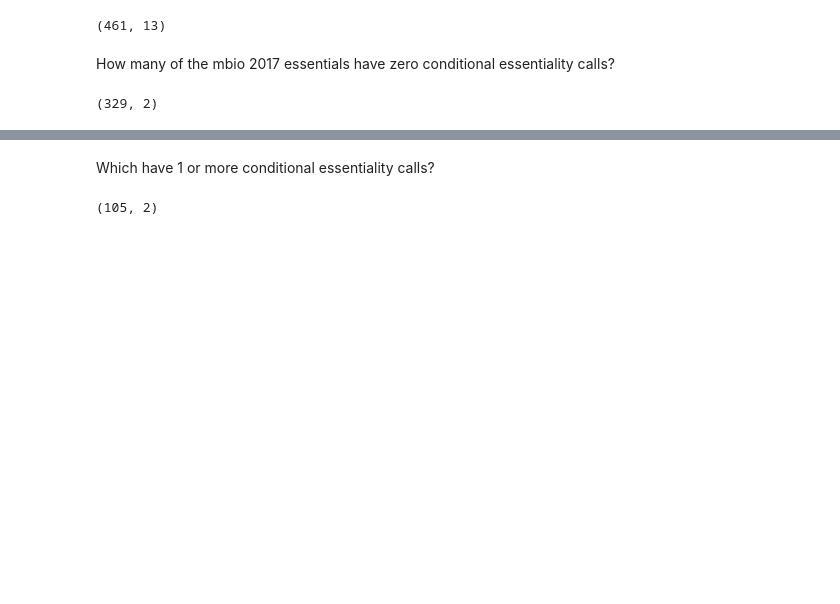
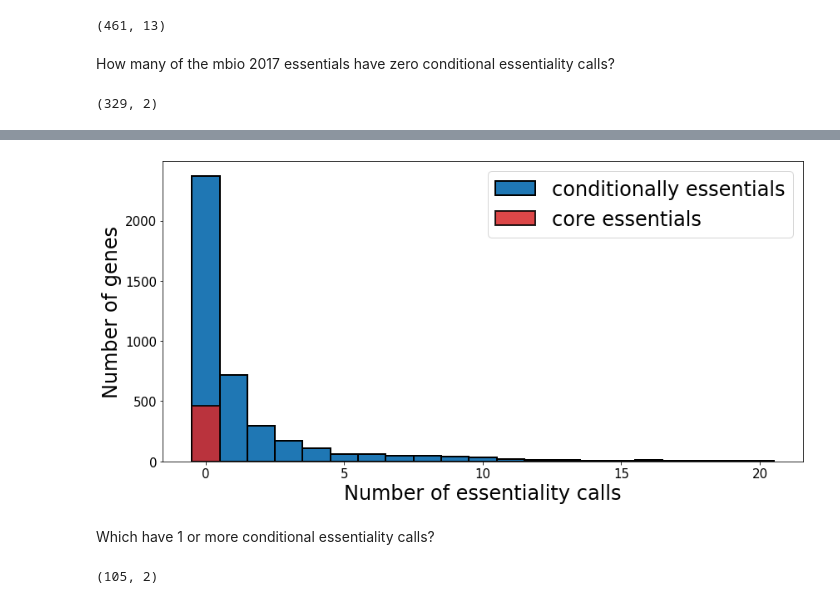
Before and after one commit to ajinich/mtb_tn_db, a Jupyter notebook: code/visualizations/Tn_library_stats.ipynb, the cells around one changed output, grey strips where cells are left out. Drawn from its saved outputs; the diff is of its cells as text; code cells hidden in the pictures; blank space fills up the shorter version.

```diff
--- a/code/visualizations/Tn_library_stats.ipynb
+++ b/code/visualizations/Tn_library_stats.ipynb
@@ -143,3 +134,19 @@ df_tn_mbio[df_tn_mbio.sum_all==0].shape
+# %%
+num_ES = df_mbio_ES.shape[0]
+plt.figure(figsize = (12,6))
+hist = plt.hist(df_tn['sum_all'].values, bins = np.arange(-0.5, 21), color=current_palette[0], edgecolor='black', linewidth=2)
+plt.bar(0, num_ES, color = current_palette[3], width=1, edgecolor='k', linewidth=2, alpha=0.85)
+# sns.distplot(df_tn['sum_all'].values, bins = np.arange(-0.5, 21))
+plt.xlabel('Number of essentiality calls', fontsize = 24)
+plt.ylabel('Number of genes', fontsize = 24)
+plt.xticks(fontsize = 15)
+yt = plt.yticks(fontsize = 15)
+plt.legend(['conditionally essentials', 'core essentials'], fontsize = 24)
+plt.tight_layout()
+out_file = os.path.join(dir_figs, 'gene_stats.png')
+plt.savefig(out_file, dpi = 300)
+# %% [output]
+[figure, added]
 # %% [markdown]
 Which have 1 or more conditional essentiality calls?
 # %%
```
Also changed, not shown: parts of 5 cells of this notebook, 9 other files.
